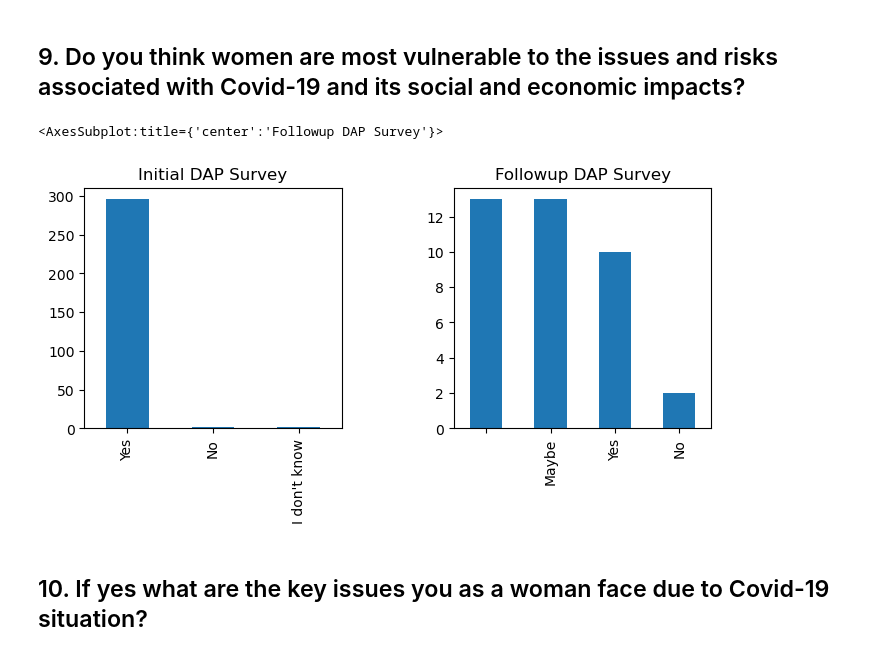
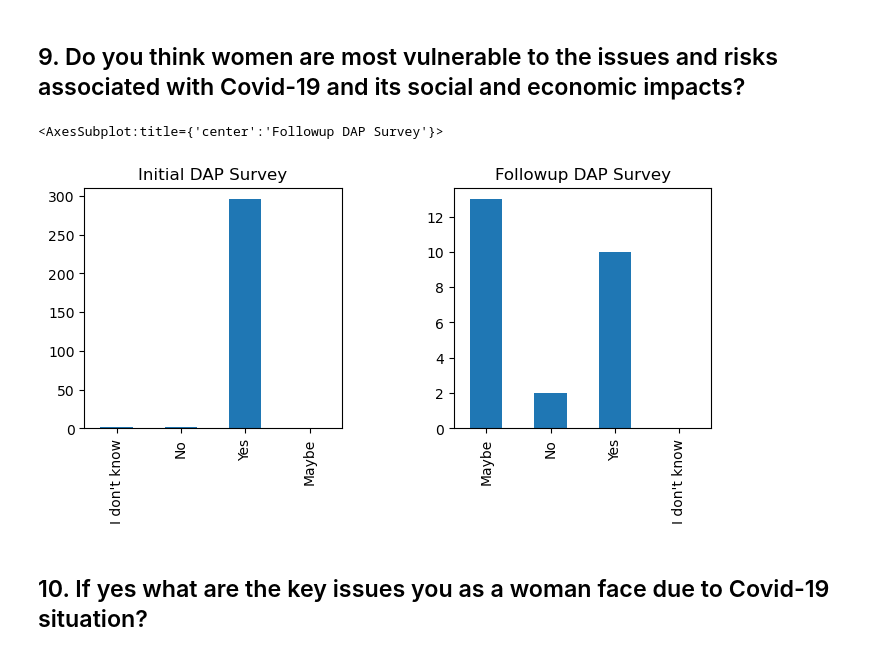
Before and after one commit to codeforpakistan/CfAll-Exchange, a Jupyter notebook: Haripur Survey Analysis.ipynb, the cells around one changed output. Cells and saved outputs as stored; diff of their text form; code cells hidden in the pictures.

Commit message:
refactor graphs

```diff
--- a/Haripur Survey Analysis.ipynb
+++ b/Haripur Survey Analysis.ipynb
@@ -154,11 +187,18 @@ df_2['In your opinion what kind of information regarding Covid-19 is most reliab
 # %%
 fig, axes = plt.subplots(1, 2, figsize=(7, 3))
 fig.tight_layout(w_pad=5)
-df['9. Do you think women are most vulnerable to the issues and risks associated with Covid-19 and its social and economic impacts?'].value_counts().plot.bar(ax=axes[0], title='Initial DAP Survey')
-df_2['Do you think women are most vulnerable to the issues and risks associated with Covid-19 and its social and economic impacts?'].value_counts().plot.bar(ax=axes[1], title='Followup DAP Survey')
+
+mini_df = pd.get_dummies(df['9. Do you think women are most vulnerable to the issues and risks associated with Covid-19 and its social and economic impacts?'], dtype=bool)
+mini_df['Maybe'] = False
+
+mini_df[list(mini_df.columns)].sum().plot.bar(ax=axes[0], title='Initial DAP Survey')
+mini_df = pd.get_dummies(df_2['Do you think women are most vulnerable to the issues and risks associated with Covid-19 and its social and economic impacts?'], dtype=bool)
+del mini_df['']
+mini_df["I don't know"] = False
+mini_df[list(mini_df.columns)].sum().plot.bar(ax=axes[1], title='Followup DAP Survey')
 # %% [output]
 <AxesSubplot:title={'center':'Followup DAP Survey'}>
-[figure, old version]
+[figure, new version]
 # %% [markdown]
 ## 10. If yes what are the key issues you as a woman face due to Covid-19 situation?
 # %%
```
Also changed, not shown: parts of 18 cells of this notebook, 1 other file.
